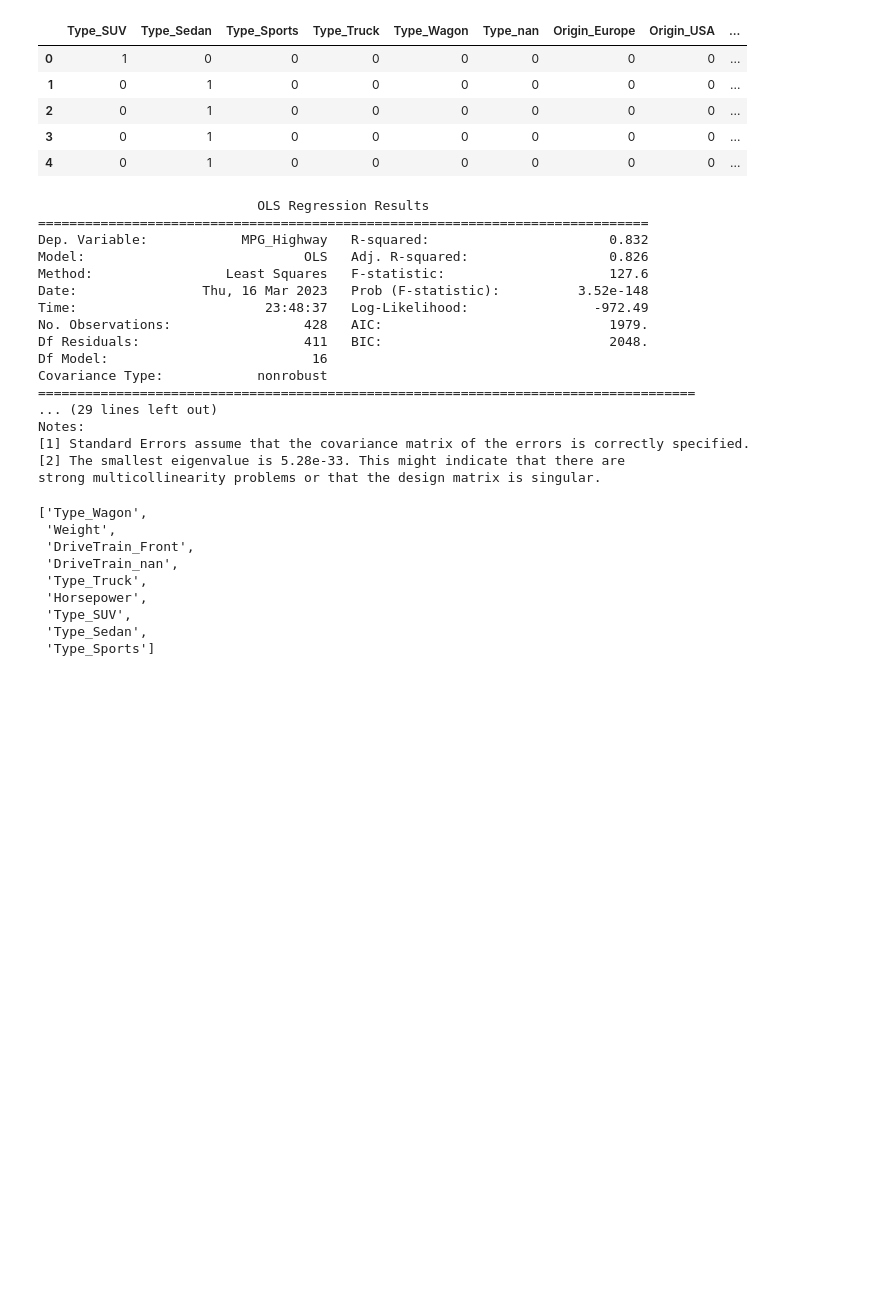
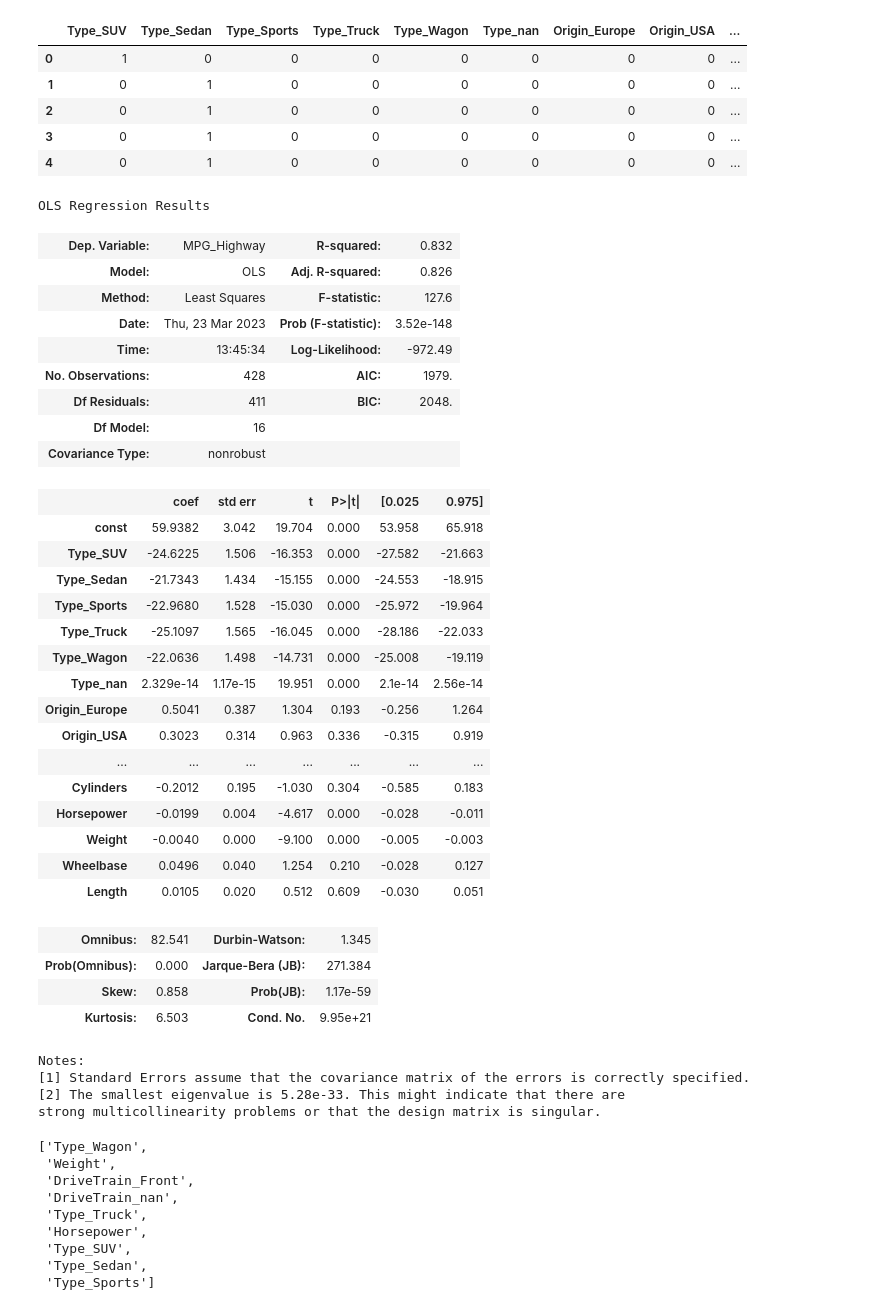
Before and after one commit to jdramirez/UCO_ML_AI, a Jupyter notebook: src/notebook_class/supervisado/supervisado_regresion.ipynb, the cells around one changed output. Saved outputs shown, nothing was run; the diff lists cells and outputs as text; code cells hidden in the pictures; blank space fills up the shorter version.

```diff
--- a/src/notebook_class/supervisado/supervisado_regresion.ipynb
+++ b/src/notebook_class/supervisado/supervisado_regresion.ipynb
@@ -364,29 +342,46 @@ df_x = df_x[cols].fillna(0)
 # %%
 #define response variable
 y = df_x['MPG_Highway']
 cols.remove("MPG_Highway")
 x = df_x[cols]
 x = sm.add_constant(x)
 model = sm.OLS(y, x).fit()
-print(model.summary())
+model.summary()
 # %% [output]
-                            OLS Regression Results
-==============================================================================
-Dep. Variable:            MPG_Highway   R-squared:                       0.832
-Model:                            OLS   Adj. R-squared:                  0.826
-Method:                 Least Squares   F-statistic:                     127.6
-Date:                Thu, 16 Mar 2023   Prob (F-statistic):          3.52e-148
-Time:                        23:48:37   Log-Likelihood:                -972.49
-No. Observations:                 428   AIC:                             1979.
-Df Residuals:                     411   BIC:                             2048.
-Df Model:                          16
-Covariance Type:            nonrobust
-====================================================================================
-... (29 lines left out)
-Notes:
-[1] Standard Errors assume that the covariance matrix of the errors is correctly specified.
-[2] The smallest eigenvalue is 5.28e-33. This might indicate that there are
-strong multicollinearity problems or that the design matrix is singular.
+OLS Regression Results
+| Dep. Variable: | MPG_Highway | R-squared: | 0.832 |
+| Model: | OLS | Adj. R-squared: | 0.826 |
+| Method: | Least Squares | F-statistic: | 127.6 |
+| Date: | Thu, 23 Mar 2023 | Prob (F-statistic): | 3.52e-148 |
+| Time: | 13:45:34 | Log-Likelihood: | -972.49 |
+| No. Observations: | 428 | AIC: | 1979. |
+| Df Residuals: | 411 | BIC: | 2048. |
+| Df Model: | 16 |  |  |
+| Covariance Type: | nonrobust |  |  |
+|  | coef | std err | t | P>|t| | [0.025 | 0.975] |
+| const | 59.9382 | 3.042 | 19.704 | 0.000 | 53.958 | 65.918 |
+| Type_SUV | -24.6225 | 1.506 | -16.353 | 0.000 | -27.582 | -21.663 |
+| Type_Sedan | -21.7343 | 1.434 | -15.155 | 0.000 | -24.553 | -18.915 |
+| Type_Sports | -22.9680 | 1.528 | -15.030 | 0.000 | -25.972 | -19.964 |
+| Type_Truck | -25.1097 | 1.565 | -16.045 | 0.000 | -28.186 | -22.033 |
+| Type_Wagon | -22.0636 | 1.498 | -14.731 | 0.000 | -25.008 | -19.119 |
+| Type_nan | 2.329e-14 | 1.17e-15 | 19.951 | 0.000 | 2.1e-14 | 2.56e-14 |
+| Origin_Europe | 0.5041 | 0.387 | 1.304 | 0.193 | -0.256 | 1.264 |
+| Origin_USA | 0.3023 | 0.314 | 0.963 | 0.336 | -0.315 | 0.919 |
+| ... | ... | ... | ... | ... | ... | ... |
+| Cylinders | -0.2012 | 0.195 | -1.030 | 0.304 | -0.585 | 0.183 |
+| Horsepower | -0.0199 | 0.004 | -4.617 | 0.000 | -0.028 | -0.011 |
+| Weight | -0.0040 | 0.000 | -9.100 | 0.000 | -0.005 | -0.003 |
+| Wheelbase | 0.0496 | 0.040 | 1.254 | 0.210 | -0.028 | 0.127 |
+| Length | 0.0105 | 0.020 | 0.512 | 0.609 | -0.030 | 0.051 |
+| Omnibus: | 82.541 | Durbin-Watson: | 1.345 |
+| Prob(Omnibus): | 0.000 | Jarque-Bera (JB): | 271.384 |
+| Skew: | 0.858 | Prob(JB): | 1.17e-59 |
+| Kurtosis: | 6.503 | Cond. No. | 9.95e+21 |
+Notes:
+[1] Standard Errors assume that the covariance matrix of the errors is correctly specified.
+[2] The smallest eigenvalue is 5.28e-33. This might indicate that there are
+strong multicollinearity problems or that the design matrix is singular.
 # %%
 cols_to_remove = [
     "Origin_Europe","Origin_USA","DriveTrain_Rear",
```
Also changed, not shown: parts of 8 cells of this notebook, 3 other files.
